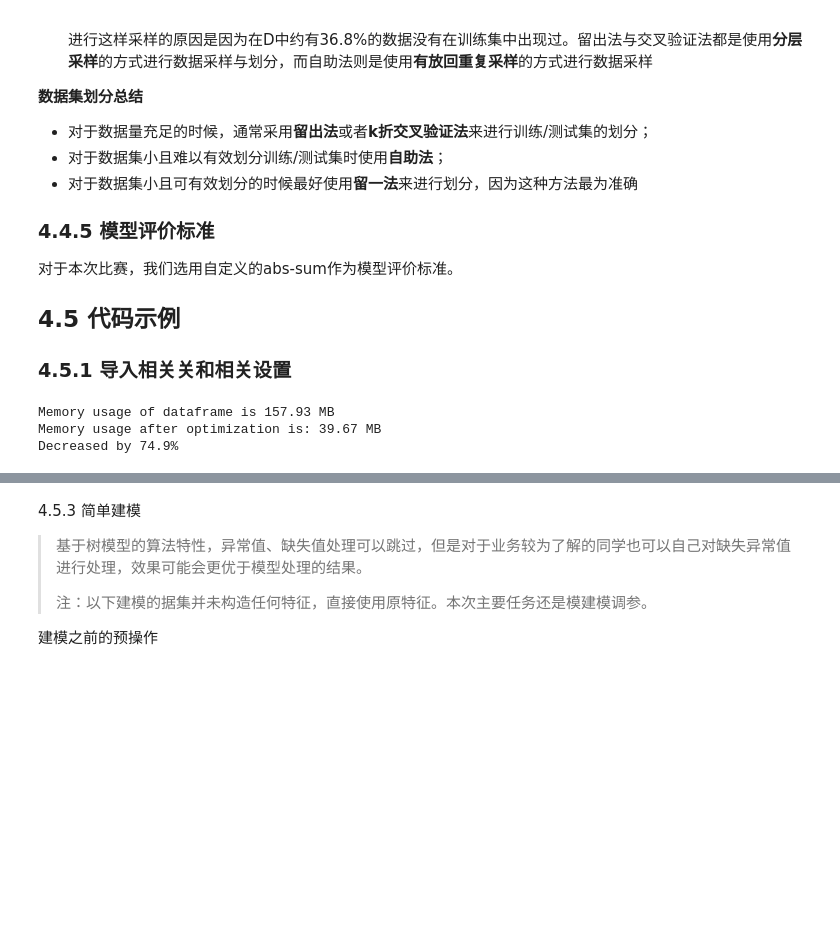
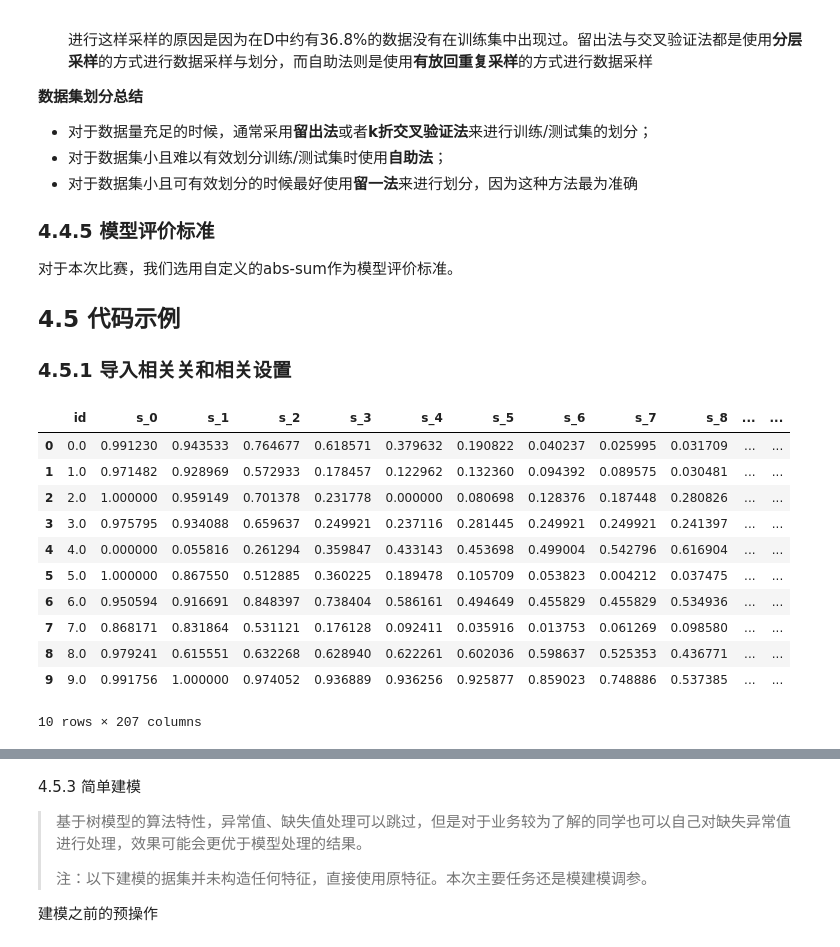
Before and after one commit to buaamse/ml, a Jupyter notebook: heartbeat_adjust_param.ipynb, the cells around one changed output, grey strips where cells are left out. Cells and saved outputs as stored; diff of their text form; code cells hidden in the pictures; blank space fills up the shorter version.

```diff
--- a/heartbeat_adjust_param.ipynb
+++ b/heartbeat_adjust_param.ipynb
@@ -261,16 +261,24 @@ def reduce_mem_usage(df):
 # %%
 # 读取数据
 data = pd.read_csv('./data/train.csv')
 # 简单预处理
 data_list = []
 for items in data.values:
     data_list.append([items[0]] + [float(i) for i in items[1].split(',')] + [items[2]])
 
 data = pd.DataFrame(np.array(data_list))
 data.columns = ['id'] + ['s_'+str(i) for i in range(len(data_list[0])-2)] + ['label']
-
-data = reduce_mem_usage(data)
+data.head(10)
 # %% [output]
+|  | id | s_0 | s_1 | s_2 | s_3 | s_4 | s_5 | s_6 | s_7 | s_8 | ... | ... |
+| 0 | 0.0 | 0.991230 | 0.943533 | 0.764677 | 0.618571 | 0.379632 | 0.190822 | 0.040237 | 0.025995 | 0.031709 | ... | ... |
+| 1 | 1.0 | 0.971482 | 0.928969 | 0.572933 | 0.178457 | 0.122962 | 0.132360 | 0.094392 | 0.089575 | 0.030481 | ... | ... |
+| 2 | 2.0 | 1.000000 | 0.959149 | 0.701378 | 0.231778 | 0.000000 | 0.080698 | 0.128376 | 0.187448 | 0.280826 | ... | ... |
+| 3 | 3.0 | 0.975795 | 0.934088 | 0.659637 | 0.249921 | 0.237116 | 0.281445 | 0.249921 | 0.249921 | 0.241397 | ... | ... |
+| 4 | 4.0 | 0.000000 | 0.055816 | 0.261294 | 0.359847 | 0.433143 | 0.453698 | 0.499004 | 0.542796 | 0.616904 | ... | ... |
+| 5 | 5.0 | 1.000000 | 0.867550 | 0.512885 | 0.360225 | 0.189478 | 0.105709 | 0.053823 | 0.004212 | 0.037475 | ... | ... |
+| 6 | 6.0 | 0.950594 | 0.916691 | 0.848397 | 0.738404 | 0.586161 | 0.494649 | 0.455829 | 0.455829 | 0.534936 | ... | ... |
+| 7 | 7.0 | 0.868171 | 0.831864 | 0.531121 | 0.176128 | 0.092411 | 0.035916 | 0.013753 | 0.061269 | 0.098580 | ... | ... |
+| 8 | 8.0 | 0.979241 | 0.615551 | 0.632268 | 0.628940 | 0.622261 | 0.602036 | 0.598637 | 0.525353 | 0.436771 | ... | ... |
+| 9 | 9.0 | 0.991756 | 1.000000 | 0.974052 | 0.936889 | 0.936256 | 0.925877 | 0.859023 | 0.748886 | 0.537385 | ... | ... |
-Memory usage of dataframe is 157.93 MB
-Memory usage after optimization is: 39.67 MB
-Decreased by 74.9%
+10 rows × 207 columns
```
Also changed, not shown: parts of 11 cells of this notebook.
